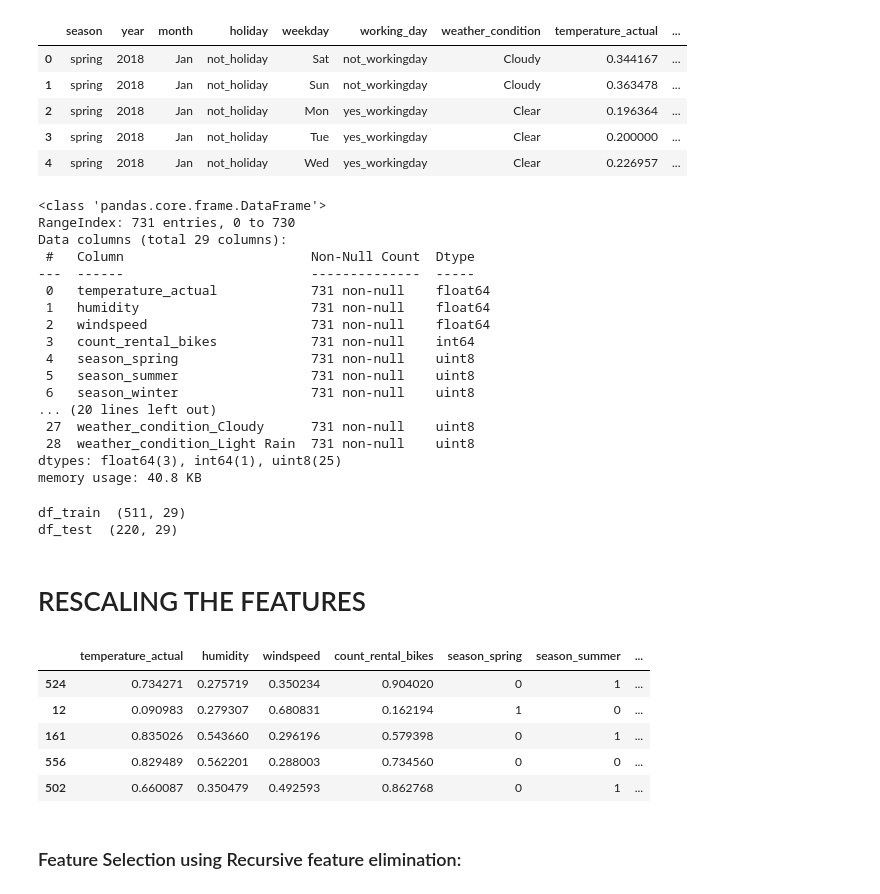
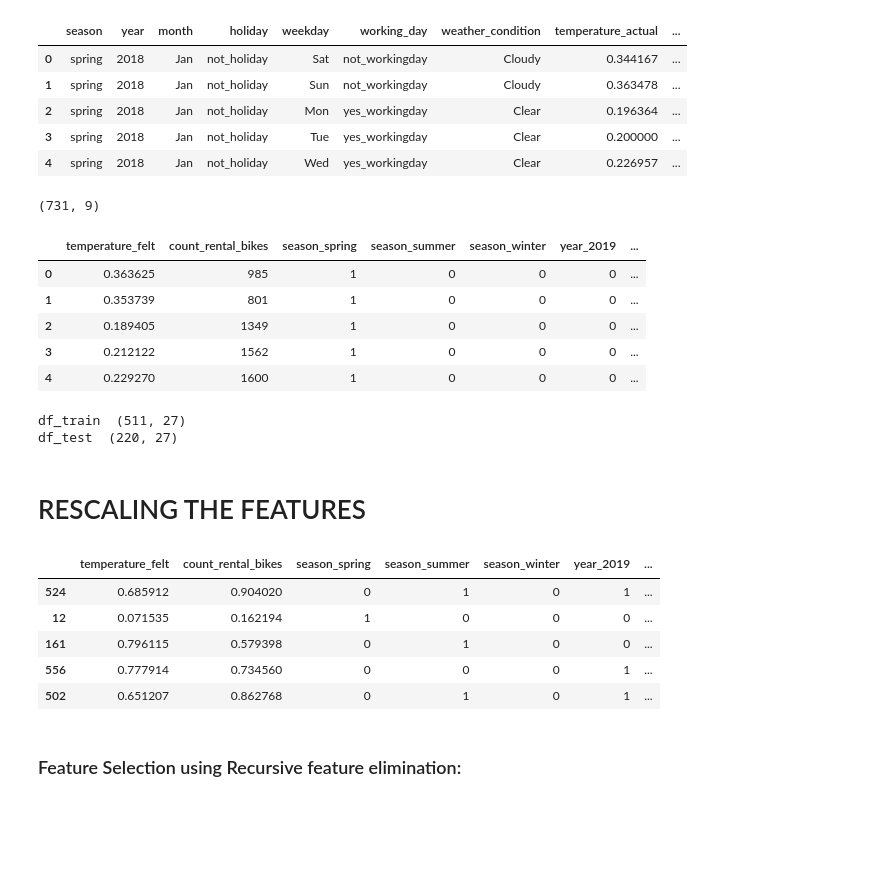
Before and after one commit to CharlieThomasCTG/Bike_sharing_regression, a Jupyter notebook: bike-sharing-multiple-linear-regression-Copy1.ipynb, the cells around one changed output. Saved outputs shown, nothing was run; the diff lists cells and outputs as text; code cells hidden in the pictures; blank space fills up the shorter version.

```diff
--- a/bike-sharing-multiple-linear-regression-Copy1.ipynb
+++ b/bike-sharing-multiple-linear-regression-Copy1.ipynb
@@ -388,29 +408,22 @@ df_bike_sharing.head(5)
 | 4 | spring | 2018 | Jan | not_holiday | Wed | yes_workingday | Clear | 0.226957 | ... |
 # %%
 #temperature_actual and temperature_felt have very high correlation of 0.99. hence, temperature_felt will be dropped
-df_bike_sharing.drop(['temperature_felt'],axis=1,inplace=True)
+df_bike_sharing.drop(['temperature_actual','windspeed','humidity'],axis=1,inplace=True)
+# %%
+df_bike_sharing.shape
+# %% [output]
+(731, 9)
 # %%
 # Creating Dummy variable for categorical and numerical variables.
 df_bike_sharing_dummies = pd.get_dummies(df_bike_sharing, drop_first=True)
-df_bike_sharing_dummies.info()
+df_bike_sharing_dummies.head()
 # %% [output]
-<class 'pandas.core.frame.DataFrame'>
-RangeIndex: 731 entries, 0 to 730
-Data columns (total 29 columns):
- #   Column                        Non-Null Count  Dtype
----  ------                        --------------  -----
- 0   temperature_actual            731 non-null    float64
- 1   humidity                      731 non-null    float64
- 2   windspeed                     731 non-null    float64
- 3   count_rental_bikes            731 non-null    int64
- 4   season_spring                 731 non-null    uint8
- 5   season_summer                 731 non-null    uint8
- 6   season_winter                 731 non-null    uint8
-... (20 lines left out)
- 27  weather_condition_Cloudy      731 non-null    uint8
- 28  weather_condition_Light Rain  731 non-null    uint8
-dtypes: float64(3), int64(1), uint8(25)
-memory usage: 40.8 KB
+|  | temperature_felt | count_rental_bikes | season_spring | season_summer | season_winter | year_2019 | ... |
+| 0 | 0.363625 | 985 | 1 | 0 | 0 | 0 | ... |
+| 1 | 0.353739 | 801 | 1 | 0 | 0 | 0 | ... |
+| 2 | 0.189405 | 1349 | 1 | 0 | 0 | 0 | ... |
+| 3 | 0.212122 | 1562 | 1 | 0 | 0 | 0 | ... |
+| 4 | 0.229270 | 1600 | 1 | 0 | 0 | 0 | ... |
 # %%
 #Splitting the dataset into Test and Train
 # We should specify 'random_state' so that the train and test data set always have the same rows, respectively
@@ -420,8 +433,8 @@ df_train,df_test= train_test_split(df_bike_sharing_dummies,train_size = 0.70, ra
 print("df_train ",df_train.shape)
 print("df_test ",df_test.shape)
 # %% [output]
-df_train  (511, 29)
-df_test  (220, 29)
+df_train  (511, 27)
+df_test  (220, 27)
 # %% [markdown]
 # RESCALING THE FEATURES
 # %%
@@ -429,16 +442,16 @@ df_test  (220, 29)
 scaler = MinMaxScaler()
 # %%
 # Apply scaler to all the continous variables
-num_feats=[ 'humidity','temperature_actual','windspeed','count_rental_bikes']
+num_feats=[ 'temperature_felt','count_rental_bikes']
 df_train[num_feats]= scaler.fit_transform(df_train[num_feats])
 df_train.head()
 # %% [output]
-|  | temperature_actual | humidity | windspeed | count_rental_bikes | season_spring | season_summer | ... |
-| 524 | 0.734271 | 0.275719 | 0.350234 | 0.904020 | 0 | 1 | ... |
-| 12 | 0.090983 | 0.279307 | 0.680831 | 0.162194 | 1 | 0 | ... |
-| 161 | 0.835026 | 0.543660 | 0.296196 | 0.579398 | 0 | 1 | ... |
-| 556 | 0.829489 | 0.562201 | 0.288003 | 0.734560 | 0 | 0 | ... |
-| 502 | 0.660087 | 0.350479 | 0.492593 | 0.862768 | 0 | 1 | ... |
+|  | temperature_felt | count_rental_bikes | season_spring | season_summer | season_winter | year_2019 | ... |
+| 524 | 0.685912 | 0.904020 | 0 | 1 | 0 | 1 | ... |
+| 12 | 0.071535 | 0.162194 | 1 | 0 | 0 | 0 | ... |
+| 161 | 0.796115 | 0.579398 | 0 | 1 | 0 | 0 | ... |
+| 556 | 0.777914 | 0.734560 | 0 | 0 | 0 | 1 | ... |
+| 502 | 0.651207 | 0.862768 | 0 | 1 | 0 | 1 | ... |
 # %% [markdown]
 ### Feature Selection using Recursive feature elimination:
 # %%
```
Also changed, not shown: parts of 50 cells of this notebook.
